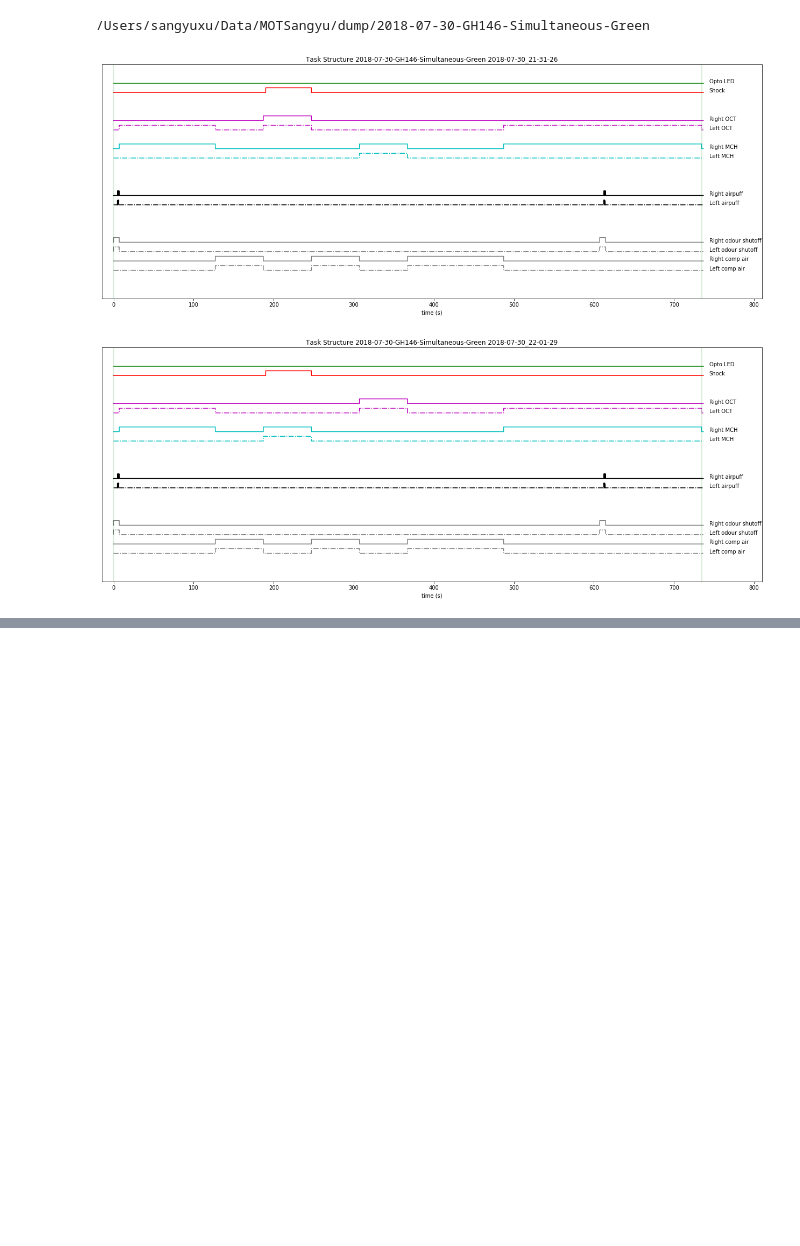
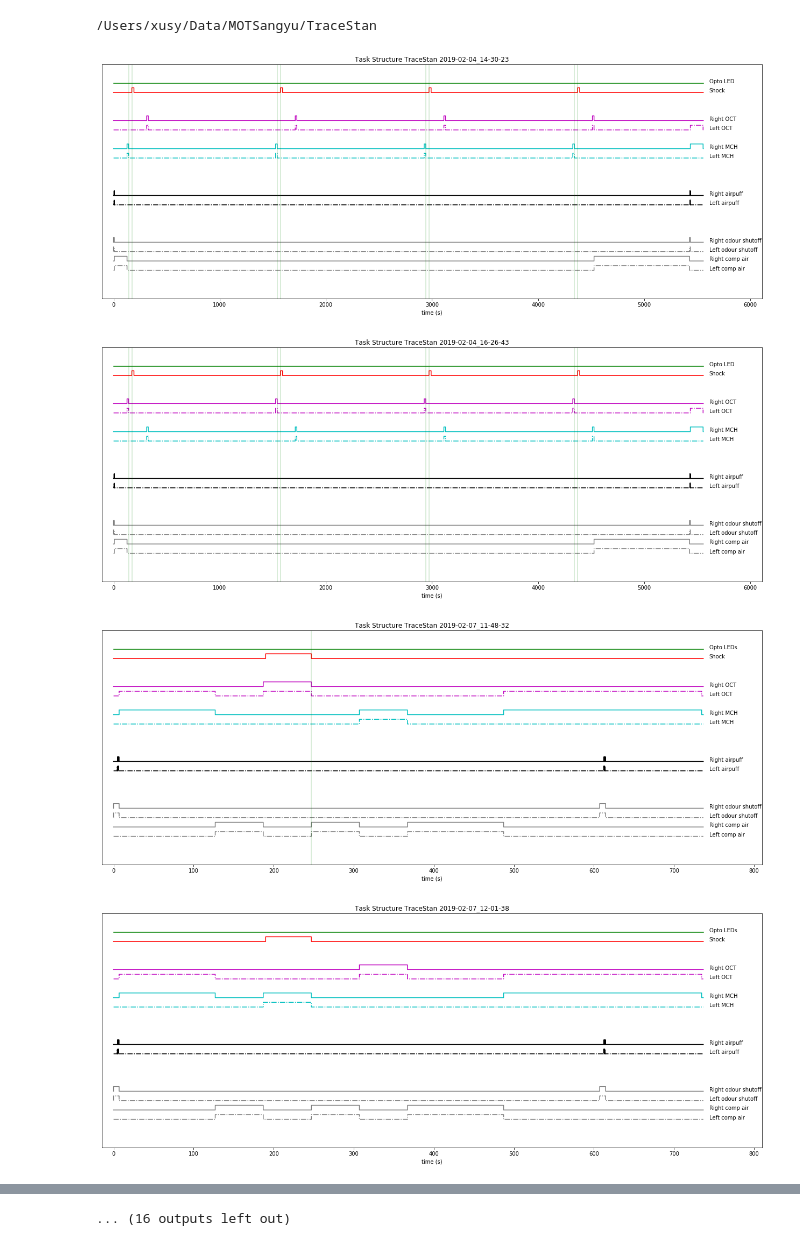
Before and after one commit to sangyu/SangyuShared, a Jupyter notebook: ACCCodetoShare/SharedMOTCode/TranslateMOTSequence.ipynb, the cells around one changed output, grey strips where cells are left out. Cells and saved outputs as stored; diff of their text form; code cells hidden in the pictures; blank space fills up the shorter version.

```diff
--- a/ACCCodetoShare/SharedMOTCode/TranslateMOTSequence.ipynb
+++ b/ACCCodetoShare/SharedMOTCode/TranslateMOTSequence.ipynb
@@ -16,11 +16,11 @@ currentPath = os.getcwd()
 ##~~~~~~~~~~~~~~~~~~~~~~~~~~~~~~ Change the direction of slashes in the section below~~~~~~~~~~~~~~~~~~~~~~~~~~~~~~
 
 # the following line finds the sample data folder in the same folder as the code
-# datapath=currentPath+"/MOT2SampleData/2018-07-22-CS-Simultaneous-Green"
-datapath=currentPath+"/MOT2SampleData/OK107Trace"
+# # datapath=currentPath+"/MOT2SampleData/2018-07-22-CS-Simultaneous-Green"
+# datapath=currentPath+"/MOT2SampleData/OK107Trace"
 
 # or user can define the path to data folder with the following line
-datapath="/Users/sangyuxu/Data/MOTSangyu/dump/2018-07-30-GH146-Simultaneous-Green"
+datapath="/Users/xusy/Data/MOTSangyu/TraceStan"
 
 experimentName=datapath.rsplit('/', 1)[-1]
 if 1*("summary" in os.listdir(datapath))==0:
@@ -88,33 +88,35 @@ for i in range(0, len(excecutions)):
         if 'MCH' in listOfDOutEvents[event]:
             color='c'
             offset=7
         elif 'OCT' in listOfDOutEvents[event]:
             color='m'
             offset=12
         elif 'Shock' in listOfDOutEvents[event]:
             offset=12
             color='r'
         elif 'LED' in listOfDOutEvents[event]:
             offset=12
             color='g'
         elif 'puff' in listOfDOutEvents[event]:
             offset=6
             color='k'
         else:
             offset=3
             color='gray'
         plt.plot(eventSegment.step_initiation_time,offset+event+eventSegment.action/2, color, linestyle=linestyle)
         plt.text(np.max(eventSegment.step_initiation_time)*1.01,offset+event, listOfDOutEvents[event])
         plt.xlim([-maxX*0.02, maxX*1.1])
     plt.ylim([0, 25])
     plt.xlabel('time (s)')
     plt.title('Task Structure '+ experimentName + ' ' +f[13:-4] )
     ax.axes.get_yaxis().set_visible(False)
 
     for j in range (2, len(LEDOnOffIdx)+2):
         plt.plot([LEDOnOffIdx[j], LEDOnOffIdx[j]], [0, 25], 'g', alpha=0.2)
     plt.savefig(summaryFolderPath+ 'TaskStructure' + f[13:-4] + '.png', bbox_inches='tight', dpi = 300)
 # %% [output]
-/Users/sangyuxu/Data/MOTSangyu/dump/2018-07-30-GH146-Simultaneous-Green
+/Users/xusy/Data/MOTSangyu/TraceStan
-[figure, old version]
+[figure, new version]
-[figure, old version]
+[figure, new version]
+[figure, added]
+[figure, added]
@@ -120,0 +130 @@ for i in range(0, len(excecutions)):
+... (16 outputs left out)
```
Also changed, not shown: parts of 2 cells of this notebook, 20 other files.
